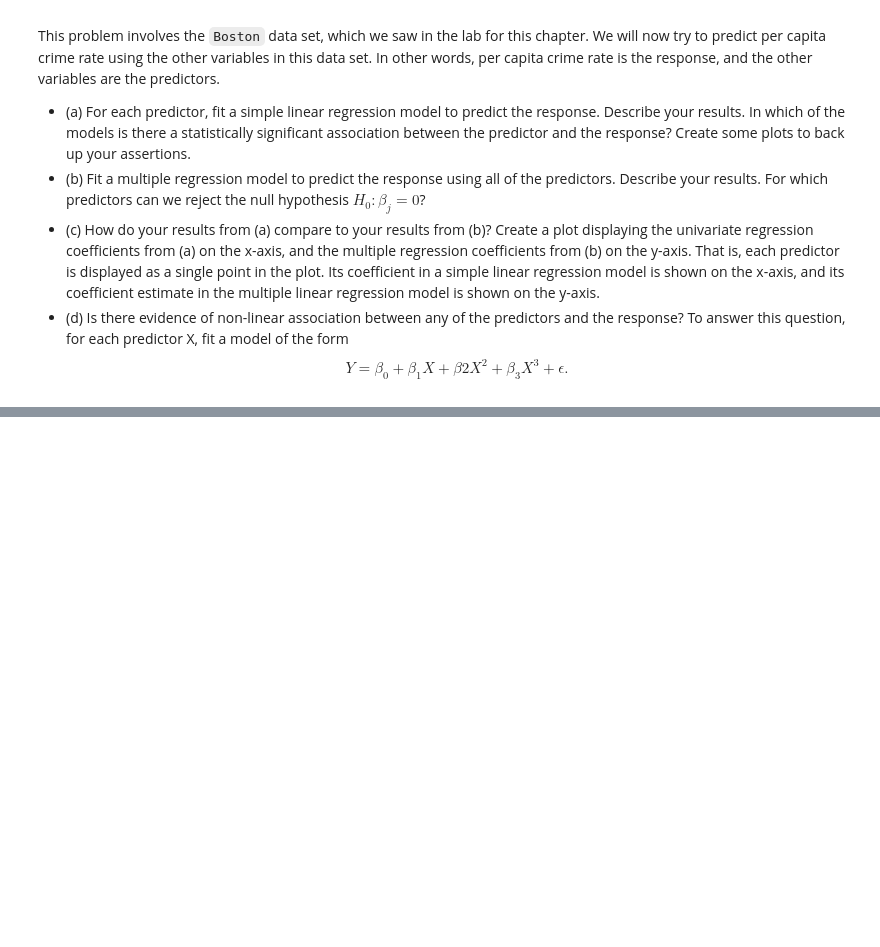
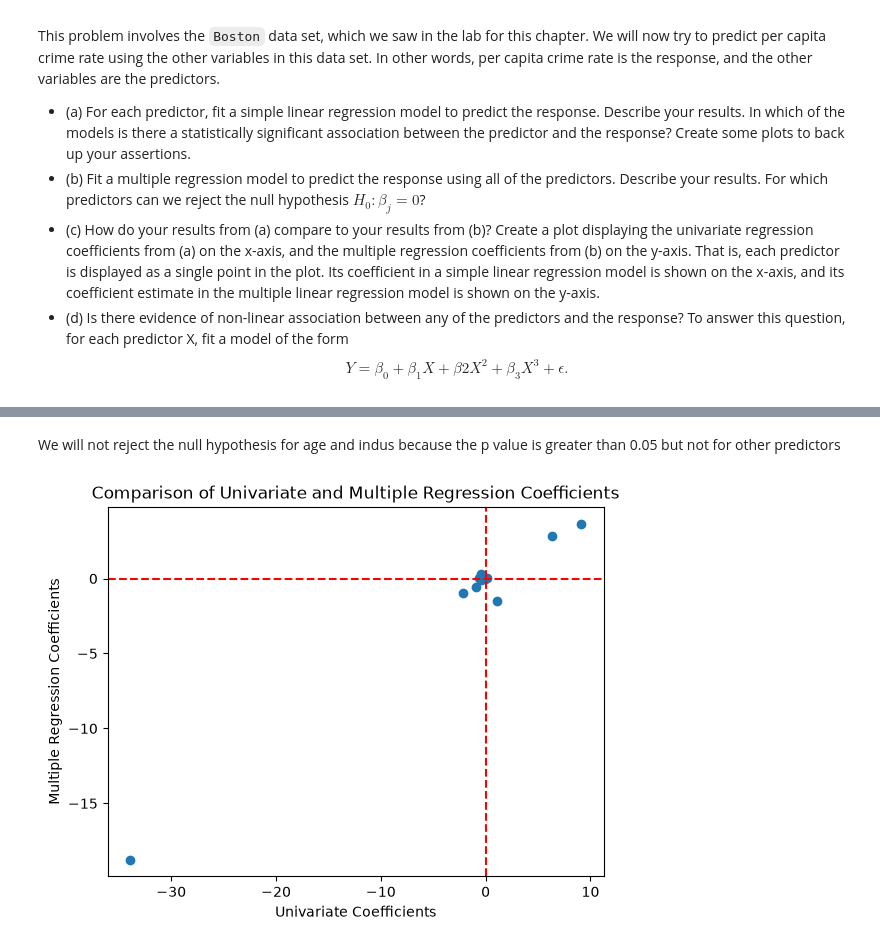
Before and after one commit to Nesu-tech/Methods_In_Data_Science, a Jupyter notebook: HW2 (3).ipynb, the cells around one changed output, grey strips where cells are left out. Cells and saved outputs as stored; diff of their text form; code cells hidden in the pictures; blank space fills up the shorter version.

```diff
--- a/HW2 (3).ipynb
+++ b/HW2 (3).ipynb
@@ -294,0 +310,11 @@ summarize(results1)
+# %%
+#(e) On the basis of your response to the previous question, fit a
+#smaller model that only uses the predictors for which there is
+#evidence of association with the outcome.
+x = carseats.columns.drop(['Price', 'US'])
+y = carseats['Sales']
+x = ["Price", "US"]
+X2 = MS(x).fit_transform(carseats)
+model2 = sm.OLS(y, X2)
+results2 = model2.fit()
+summarize(results2)
@@ -320,0 +436,9 @@ $$Y= \beta_0 + \beta_1X + β2X^2 + \beta_3X^3 + \epsilon.$$
+# %%
+#(b) Fit a multiple regression model to predict the response using
+#all of the predictors. Describe your results. For which predictors
+#can we reject the null hypothesis $H_0 : \beta_j = 0$?
+X = MS(predictors).fit_transform(boston)
+y = boston['medv']
+model = sm.OLS(y, X)
+results = model.fit()
+summarize(results)
@@ -320,0 +460,26 @@ $$Y= \beta_0 + \beta_1X + β2X^2 + \beta_3X^3 + \epsilon.$$
+# %% [markdown]
+We will not reject the null hypothesis for age and indus because the p value is greater than 0.05 but not for other predictors
+# %%
+#(c) How do your results from (a) compare to your results from (b)? Create a plot displaying the univariate regression coefficients from
+#(a) on the x-axis, and the multiple regression coefficients
+#(b) on the y-axis. That is, each predictor is displayed as a single point in the plot.
+#Its coefficient in a simple linear regression model is shown on the x-axis, and its coefficient estimate
+#in the multiple linear regression model is shown on the y-axis.
+univariate_results = {}
+for var in predictors:
+    x = sm.add_constant(boston[var])
+    y = boston["medv"]
+    model = sm.OLS(y, x).fit()
+    univariate_results[var] = model
+
+unvariate_coefs = [univariate_results[var].params[1] for var in predictors]
+multiple_coefs = results.params[1:]
+plt.scatter(unvariate_coefs, multiple_coefs)
+plt.xlabel('Univariate Coefficients')
+plt.ylabel('Multiple Regression Coefficients')
+plt.title('Comparison of Univariate and Multiple Regression Coefficients')
+plt.axhline(0, color='red', linestyle='--')
+plt.axvline(0, color='red', linestyle='--')
+plt.show()
+# %% [output]
+[figure, added]
```
Also changed, not shown: parts of 18 cells of this notebook.
